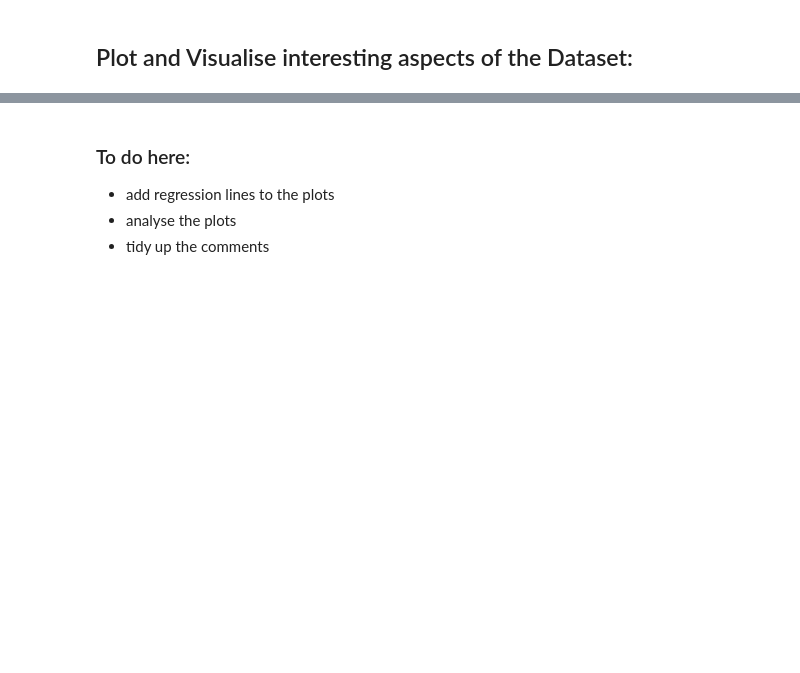
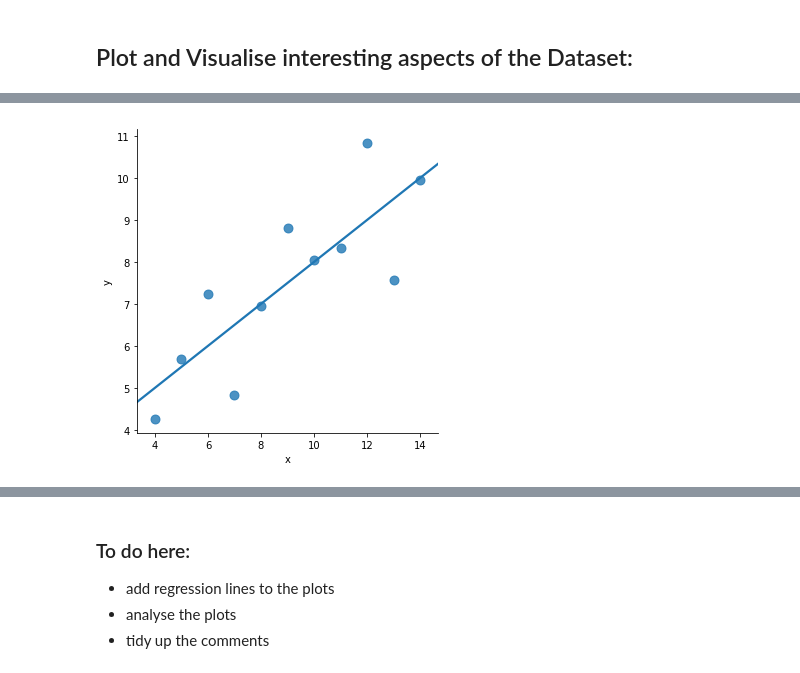
Before and after one commit to JulianConneely/Fundamentals-of-Data-Analysis-Practical-Assignment, a Jupyter notebook: Anscombes quartet dataset.ipynb, the cells around one changed output, grey strips where cells are left out. Saved outputs shown, nothing was run; the diff lists cells and outputs as text; code cells hidden in the pictures; blank space fills up the shorter version.

```diff
--- a/Anscombes quartet dataset.ipynb
+++ b/Anscombes quartet dataset.ipynb
@@ -67 +68,7 @@ plt.show()
+# %%
+#plot linear regression for Set I using seaborn [5]
+sns.lmplot(x="x", y="y", data=df.query("dataset == 'I'"),
+           ci=None, scatter_kws={"s": 80});
+# %% [output]
+[figure, added]
 # %%
```
Also changed, not shown: parts of 11 cells of this notebook.
